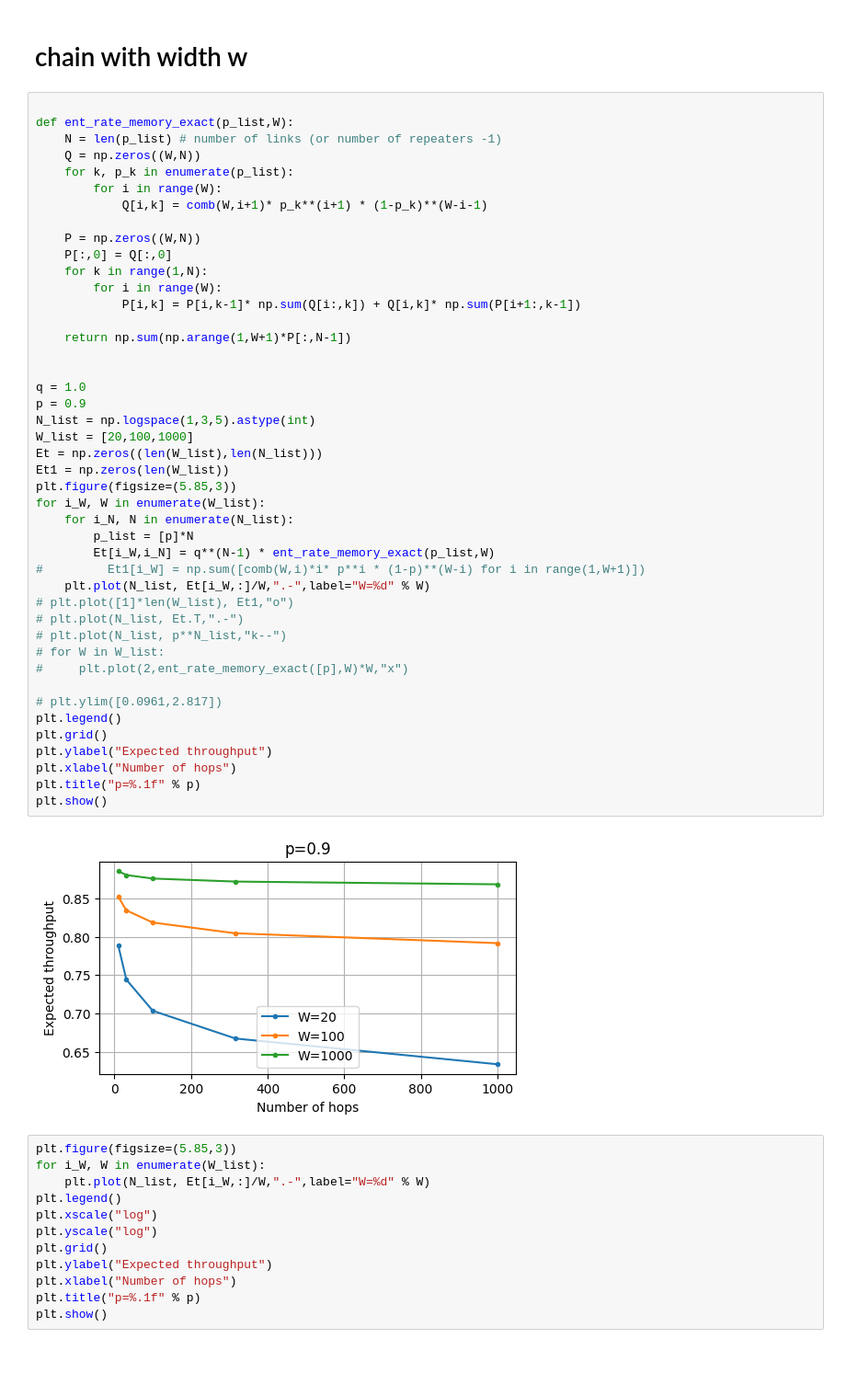
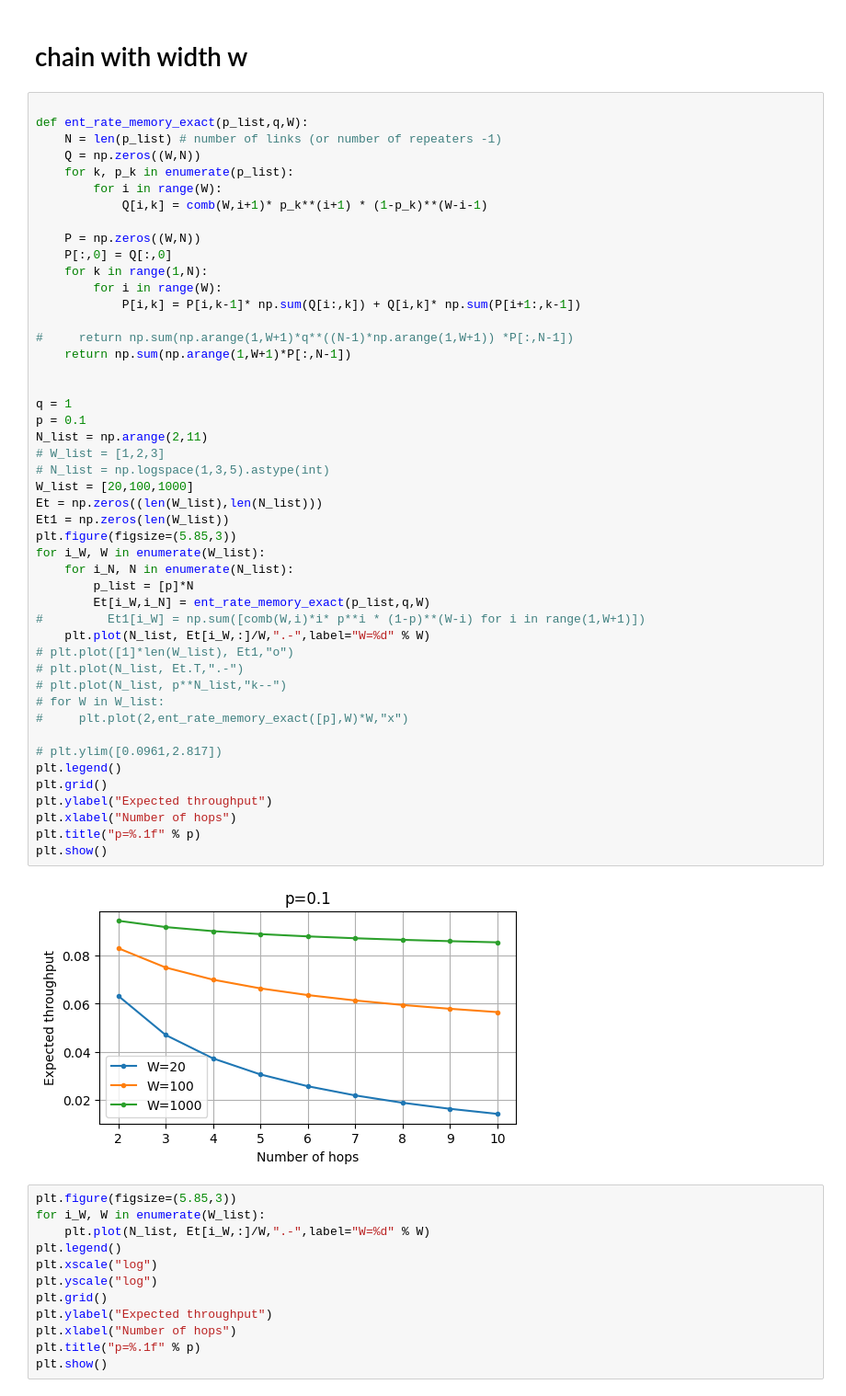
Before and after one commit to hassan-shap/QNUM, a Jupyter notebook: real-time-simulation.ipynb, the cells around one changed output. Shown at 92% size. Cells and saved outputs as stored; diff of their text form; blank space fills up the shorter version.

```diff
--- a/real-time-simulation.ipynb
+++ b/real-time-simulation.ipynb
@@ -238,7 +239,7 @@ plt.show()
 # chain with width w
 # %%
 
-def ent_rate_memory_exact(p_list,W):
+def ent_rate_memory_exact(p_list,q,W):
     N = len(p_list) # number of links (or number of repeaters -1)
     Q = np.zeros((W,N))
     for k, p_k in enumerate(p_list):
@@ -250,38 +251,41 @@ def ent_rate_memory_exact(p_list,W):
     for k in range(1,N):
         for i in range(W):
             P[i,k] = P[i,k-1]* np.sum(Q[i:,k]) + Q[i,k]* np.sum(P[i+1:,k-1])
 
+#     return np.sum(np.arange(1,W+1)*q**((N-1)*np.arange(1,W+1)) *P[:,N-1])
     return np.sum(np.arange(1,W+1)*P[:,N-1])
 
 
-q = 1.0
-p = 0.9
-N_list = np.logspace(1,3,5).astype(int)
+q = 1
+p = 0.1
+N_list = np.arange(2,11)
+# W_list = [1,2,3]
+# N_list = np.logspace(1,3,5).astype(int)
 W_list = [20,100,1000]
 Et = np.zeros((len(W_list),len(N_list)))
 Et1 = np.zeros(len(W_list))
 plt.figure(figsize=(5.85,3))
 for i_W, W in enumerate(W_list):
     for i_N, N in enumerate(N_list):
         p_list = [p]*N
-        Et[i_W,i_N] = q**(N-1) * ent_rate_memory_exact(p_list,W)
+        Et[i_W,i_N] = ent_rate_memory_exact(p_list,q,W)
 #         Et1[i_W] = np.sum([comb(W,i)*i* p**i * (1-p)**(W-i) for i in range(1,W+1)])
     plt.plot(N_list, Et[i_W,:]/W,".-",label="W=%d" % W)
 # plt.plot([1]*len(W_list), Et1,"o")
 # plt.plot(N_list, Et.T,".-")
 # plt.plot(N_list, p**N_list,"k--")
 # for W in W_list:
 #     plt.plot(2,ent_rate_memory_exact([p],W)*W,"x")
 
 # plt.ylim([0.0961,2.817])
 plt.legend()
 plt.grid()
 plt.ylabel("Expected throughput")
 plt.xlabel("Number of hops")
 plt.title("p=%.1f" % p)
 plt.show()
 # %% [output]
-[figure, old version]
+[figure, new version]
 # %%
 plt.figure(figsize=(5.85,3))
 for i_W, W in enumerate(W_list):
```
Also changed, not shown: parts of 7 cells of this notebook, 15 other files.
